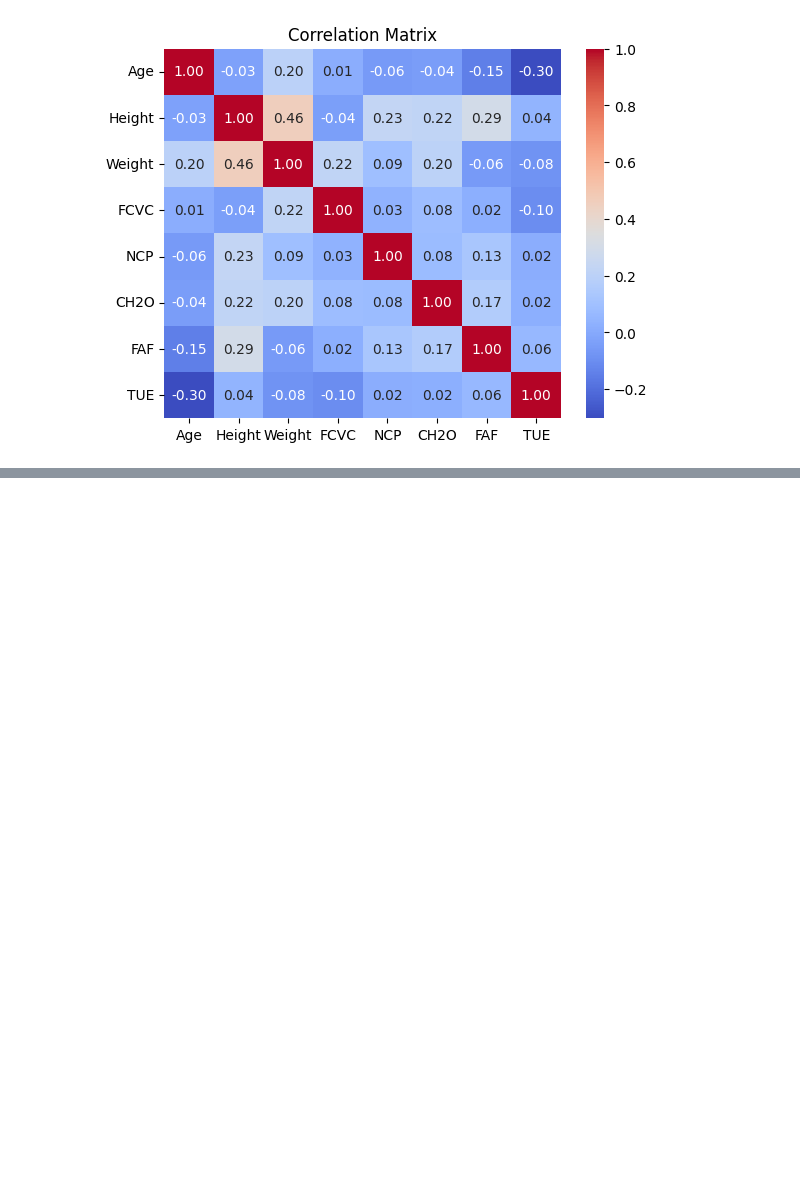
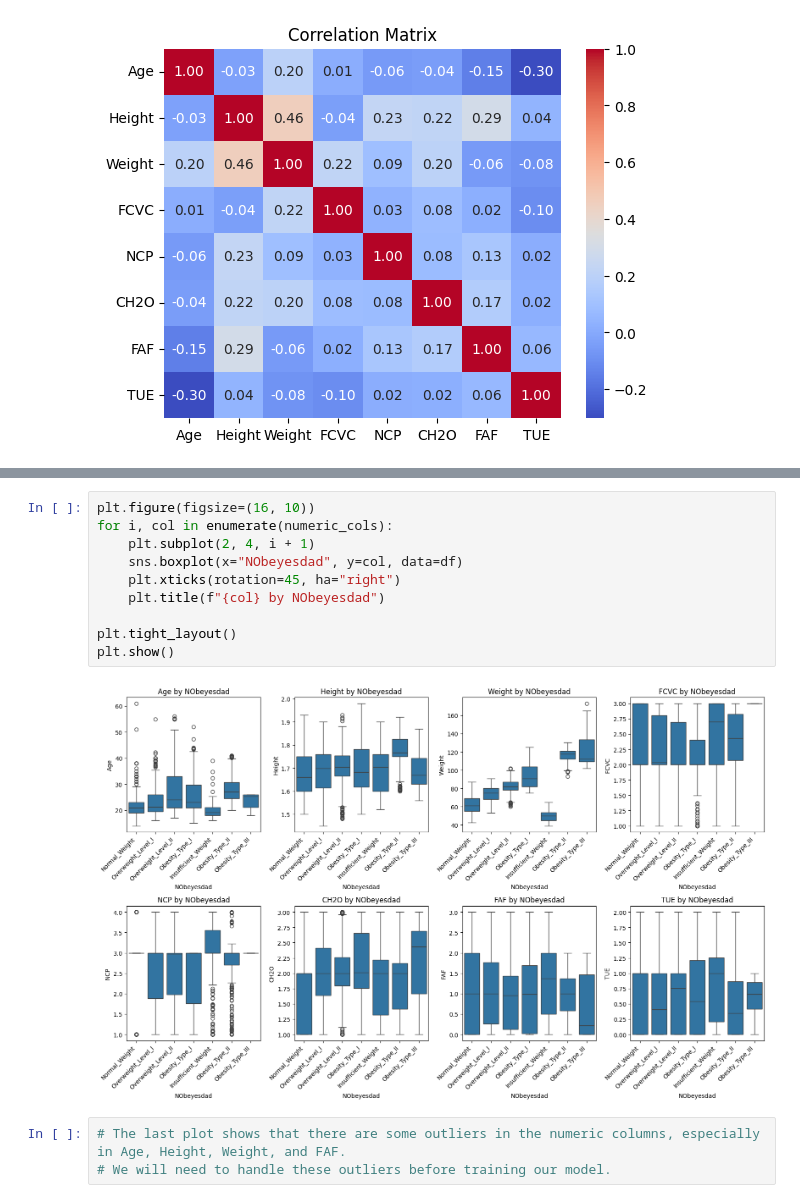
Before and after one commit to BMAS30/ml-project, a Jupyter notebook: notebooks/data_explo_alex.ipynb, the cells around one changed output, grey strips where cells are left out. Drawn from its saved outputs; the diff is of its cells as text; blank space fills up the shorter version.

```diff
--- a/notebooks/data_explo_alex.ipynb
+++ b/notebooks/data_explo_alex.ipynb
@@ -113,0 +145,15 @@ plt.show()
+# %%
+plt.figure(figsize=(16, 10))
+for i, col in enumerate(numeric_cols):
+    plt.subplot(2, 4, i + 1)
+    sns.boxplot(x="NObeyesdad", y=col, data=df)
+    plt.xticks(rotation=45, ha="right")
+    plt.title(f"{col} by NObeyesdad")
+
+plt.tight_layout()
+plt.show()
+# %% [output]
+[figure, added]
+# %%
+# The last plot shows that there are some outliers in the numeric columns, especially in Age, Height, Weight, and FAF.
+# We will need to handle these outliers before training our model.
```
Also changed, not shown: parts of 7 cells of this notebook.
